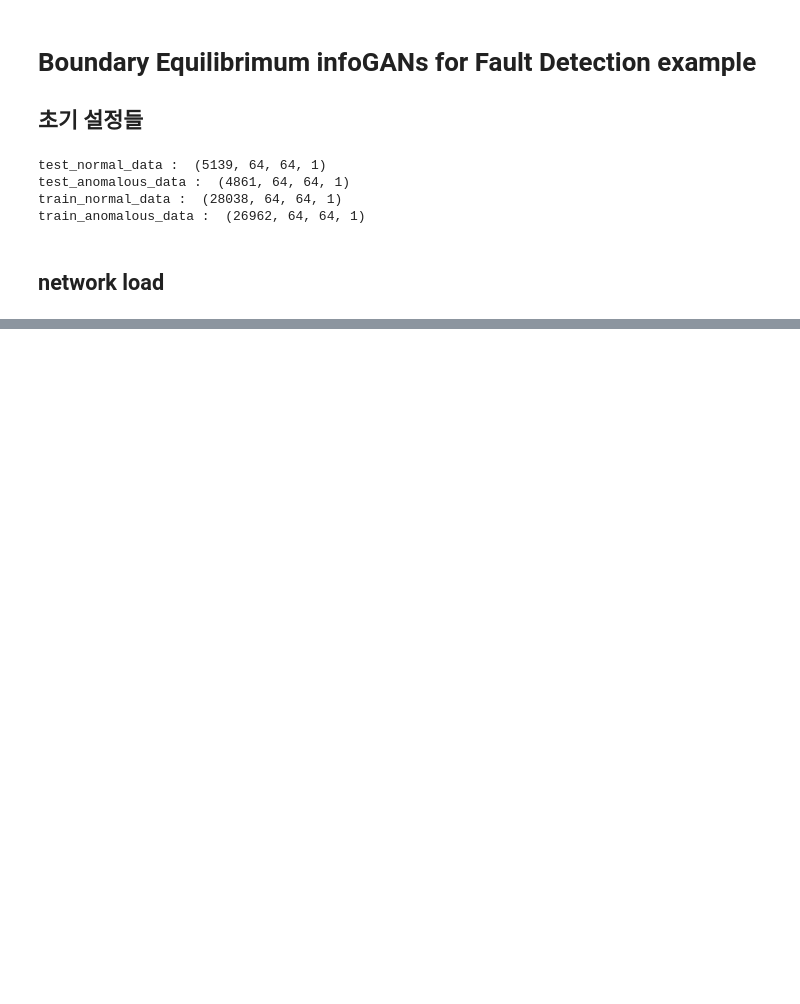
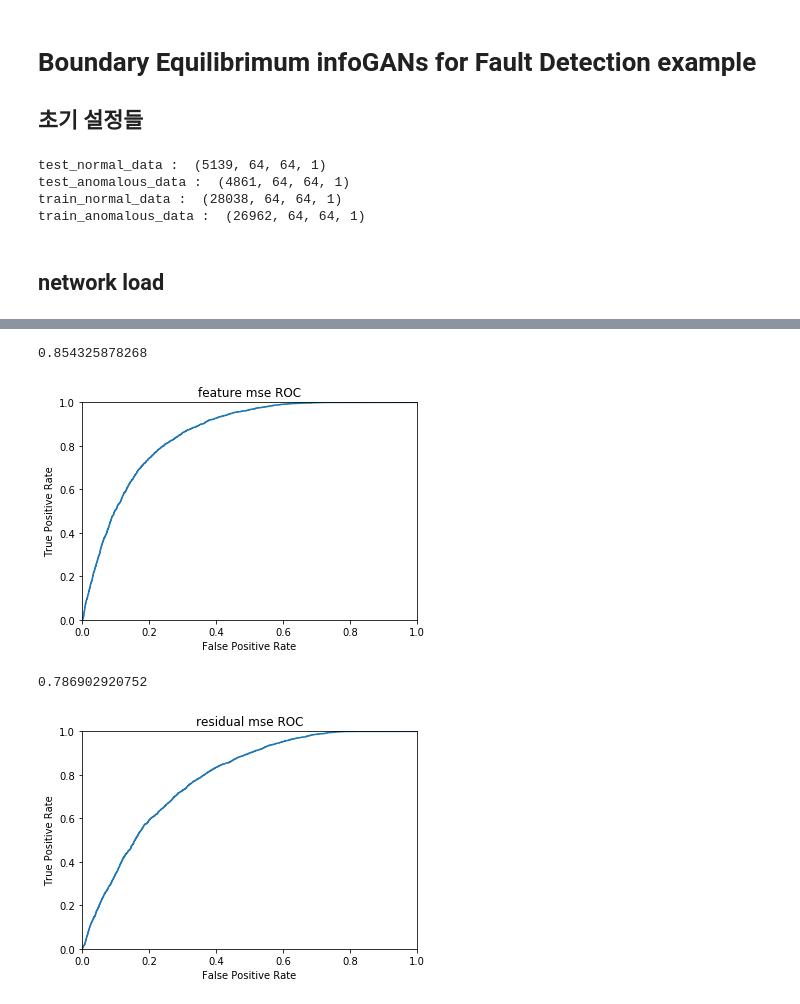
Before and after one commit to kangheeyong/2018-1-Deep-Learing-pc1, a Jupyter notebook: 2018-2/for_19411/heeyong4/test_2_BE_infoGANs_for_FD.ipynb, the cells around one changed output, grey strips where cells are left out. Saved outputs shown, nothing was run; the diff lists cells and outputs as text; code cells hidden in the pictures; blank space fills up the shorter version.

```diff
--- a/2018-2/for_19411/heeyong4/test_2_BE_infoGANs_for_FD.ipynb
+++ b/2018-2/for_19411/heeyong4/test_2_BE_infoGANs_for_FD.ipynb
@@ -316 +355,65 @@ plt.show()
+# %%
+
+label_normal = np.zeros(np.array(feature).shape[0])
+label_anomalous = np.ones(np.array(afeature).shape[0])
+
+test = np.concatenate((label_normal, label_anomalous), axis=0)
+
+pred = np.concatenate((np.reshape(feature,-1), np.reshape(afeature,-1)), axis=0)
+#skplt.metrics.plot_roc_curve(label, data)
+#plt.show()
+
+import matplotlib.pyplot as plt
+from sklearn.metrics import roc_curve, auc, roc_auc_score
+fpr = dict()
+tpr = dict()
+roc_auc = dict()
+for i in range(2):
+    fpr[i], tpr[i], _ = roc_curve(test, pred)
+    roc_auc[i] = auc(fpr[i], tpr[i])
+print( roc_auc_score(test, pred))
+plt.figure()
+plt.plot(fpr[1], tpr[1])
+plt.xlim([0.0, 1.0])
+plt.ylim([0.0, 1.0])
+plt.xlabel('False Positive Rate')
+plt.ylabel('True Positive Rate')
+plt.title('feature mse ROC')
+plt.show()
+
+
+
+label_normal = np.zeros(np.array(res_mse).shape[0])
+label_anomalous = np.ones(np.array(ares_mse).shape[0])
+
+
+
+test = np.concatenate((label_normal, label_anomalous), axis=0)
+
+pred = np.concatenate((np.reshape(res_mse,-1), np.reshape(ares_mse,-1)), axis=0)
+#skplt.metrics.plot_roc_curve(label, data)
+#plt.show()
+
+import matplotlib.pyplot as plt
+from sklearn.metrics import roc_curve, auc, roc_auc_score
+fpr = dict()
+tpr = dict()
+roc_auc = dict()
+for i in range(2):
+    fpr[i], tpr[i], _ = roc_curve(test, pred)
+    roc_auc[i] = auc(fpr[i], tpr[i])
+print( roc_auc_score(test, pred))
+plt.figure()
+plt.plot(fpr[1], tpr[1])
+plt.xlim([0.0, 1.0])
+plt.ylim([0.0, 1.0])
+plt.xlabel('False Positive Rate')
+plt.ylabel('True Positive Rate')
+plt.title('residual mse ROC')
+plt.show()
+# %% [output]
+0.854325878268
+[figure, added]
+0.786902920752
+[figure, added]
 # %%
```
Also changed, not shown: parts of 17 cells of this notebook, 16 other files.
